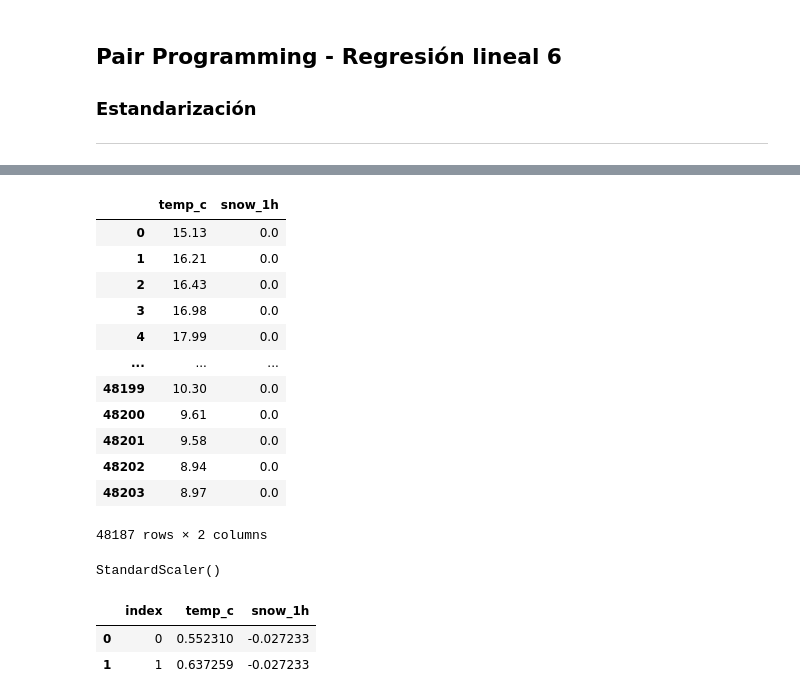
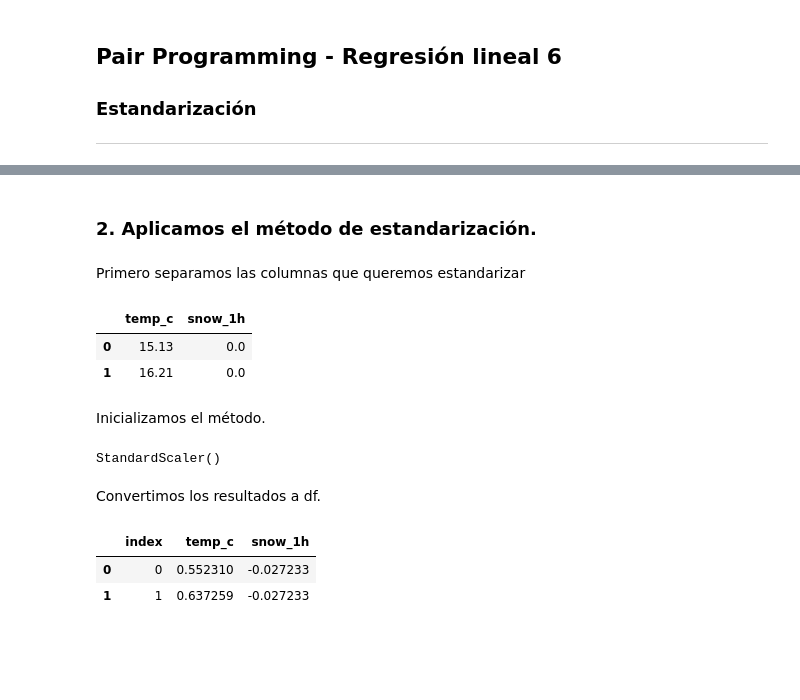
Before and after one commit to Adalab/DA-promo-c-modulo-3-sprint-1-Mina-Mai, a Jupyter notebook: Regresion_lineal 2/2_pp_regresion_lineal_06.ipynb, the cells around one changed output, grey strips where cells are left out. Drawn from its saved outputs; the diff is of its cells as text; code cells hidden in the pictures; blank space fills up the shorter version.

```diff
--- a/Regresion_lineal 2/2_pp_regresion_lineal_06.ipynb
+++ b/Regresion_lineal 2/2_pp_regresion_lineal_06.ipynb
@@ -34,21 +31,17 @@ df.head(2)
+# %% [markdown]
+### 2. Aplicamos el método de estandarización.
+# %% [markdown]
+Primero separamos las columnas que queremos estandarizar
 # %%
 estandarizadas = df[["temp_c", "snow_1h"]]
 # %%
-estandarizadas
+estandarizadas.head(2)
 # %% [output]
 |  | temp_c | snow_1h |
 | 0 | 15.13 | 0.0 |
 | 1 | 16.21 | 0.0 |
-| 2 | 16.43 | 0.0 |
-| 3 | 16.98 | 0.0 |
-| 4 | 17.99 | 0.0 |
-| ... | ... | ... |
-| 48199 | 10.30 | 0.0 |
-| 48200 | 9.61 | 0.0 |
-| 48201 | 9.58 | 0.0 |
-| 48202 | 8.94 | 0.0 |
-| 48203 | 8.97 | 0.0 |
-48187 rows × 2 columns
+# %% [markdown]
+Inicializamos el método.
 # %%
 scaler = StandardScaler()
 # %%
@@ -57,6 +50,8 @@ scaler.fit(estandarizadas)
 StandardScaler()
 # %%
 transformacion = scaler.transform(estandarizadas)
+# %% [markdown]
+Convertimos los resultados a df.
 # %%
 df_transformacion = pd.DataFrame(transformacion, columns= estandarizadas.columns).reset_index()
 # %%
```
Also changed, not shown: parts of 5 cells of this notebook, 6 other files.
